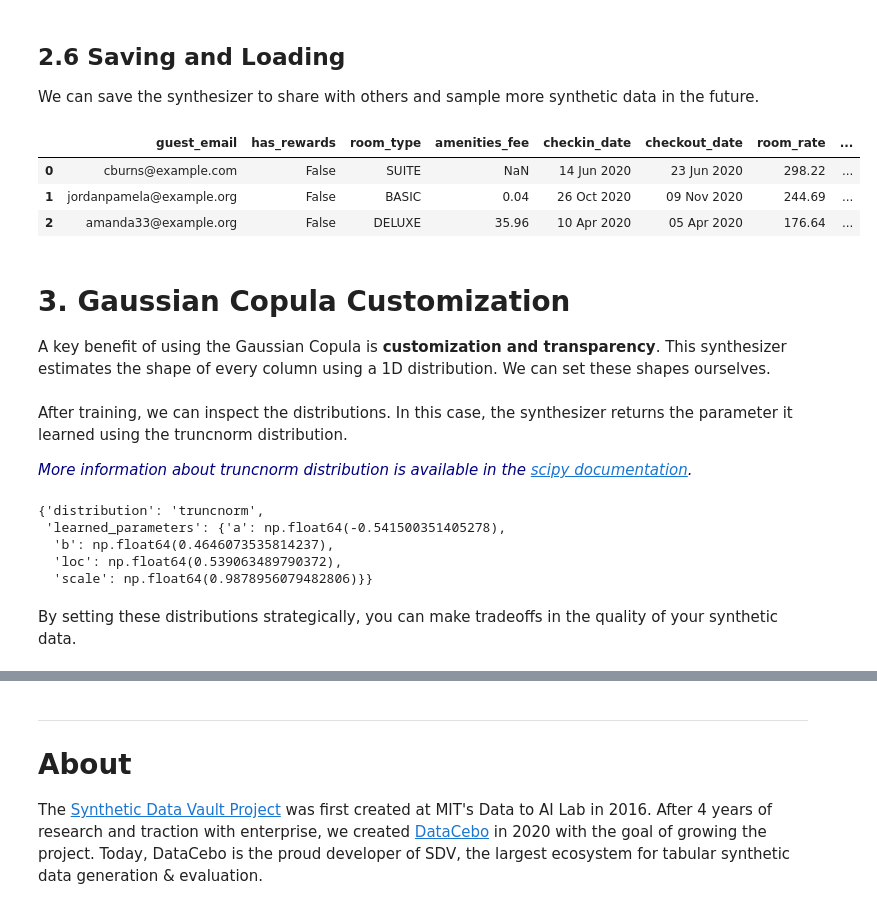
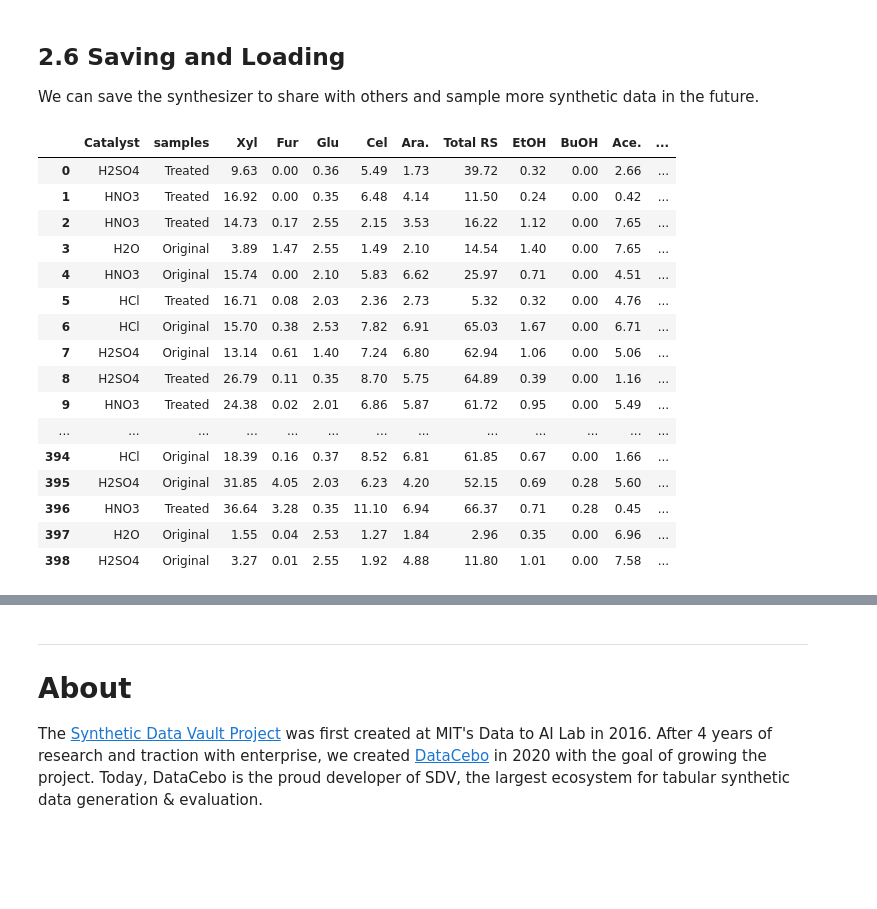
Before and after one commit to umraodeepika7-dotcom/ctgan, a Jupyter notebook: SDV_Synthesize_a_table_(Gaussian_Copula).ipynb, the cells around one changed output, grey strips where cells are left out. Saved outputs shown, nothing was run; the diff lists cells and outputs as text; code cells hidden in the pictures; blank space fills up the shorter version.

Commit message:
Created using Colab Rice straw pretreatment

```diff
--- a/SDV_Synthesize_a_table_(Gaussian_Copula).ipynb
+++ b/SDV_Synthesize_a_table_(Gaussian_Copula).ipynb
@@ -465,14 +866,23 @@ synthesizer.save('my_synthesizer.pkl')
 # %%
 from sdv.utils import load_synthesizer
 
 synthesizer = load_synthesizer('my_synthesizer.pkl')
-synthesizer.sample(num_rows=3)
+synthesizer.sample(num_rows=500)
 # %% [output]
-|  | guest_email | has_rewards | room_type | amenities_fee | checkin_date | checkout_date | room_rate | ... |
-| 0 | cburns@example.com | False | SUITE | NaN | 14 Jun 2020 | 23 Jun 2020 | 298.22 | ... |
-| 1 | jordanpamela@example.org | False | BASIC | 0.04 | 26 Oct 2020 | 09 Nov 2020 | 244.69 | ... |
-| 2 | amanda33@example.org | False | DELUXE | 35.96 | 10 Apr 2020 | 05 Apr 2020 | 176.64 | ... |
+|  | Catalyst | samples | Xyl | Fur | Glu | Cel | Ara. | Total RS | EtOH | BuOH | Ace. | ... |
+| 0 | H2SO4 | Treated | 9.63 | 0.00 | 0.36 | 5.49 | 1.73 | 39.72 | 0.32 | 0.00 | 2.66 | ... |
+| 1 | HNO3 | Treated | 16.92 | 0.00 | 0.35 | 6.48 | 4.14 | 11.50 | 0.24 | 0.00 | 0.42 | ... |
+| 2 | HNO3 | Treated | 14.73 | 0.17 | 2.55 | 2.15 | 3.53 | 16.22 | 1.12 | 0.00 | 7.65 | ... |
+| 3 | H2O | Original | 3.89 | 1.47 | 2.55 | 1.49 | 2.10 | 14.54 | 1.40 | 0.00 | 7.65 | ... |
+| 4 | HNO3 | Original | 15.74 | 0.00 | 2.10 | 5.83 | 6.62 | 25.97 | 0.71 | 0.00 | 4.51 | ... |
+| 5 | HCl | Treated | 16.71 | 0.08 | 2.03 | 2.36 | 2.73 | 5.32 | 0.32 | 0.00 | 4.76 | ... |
+| 6 | HCl | Original | 15.70 | 0.38 | 2.53 | 7.82 | 6.91 | 65.03 | 1.67 | 0.00 | 6.71 | ... |
+| 7 | H2SO4 | Original | 13.14 | 0.61 | 1.40 | 7.24 | 6.80 | 62.94 | 1.06 | 0.00 | 5.06 | ... |
+| 8 | H2SO4 | Treated | 26.79 | 0.11 | 0.35 | 8.70 | 5.75 | 64.89 | 0.39 | 0.00 | 1.16 | ... |
+| 9 | HNO3 | Treated | 24.38 | 0.02 | 2.01 | 6.86 | 5.87 | 61.72 | 0.95 | 0.00 | 5.49 | ... |
+| ... | ... | ... | ... | ... | ... | ... | ... | ... | ... | ... | ... | ... |
+| 394 | HCl | Original | 18.39 | 0.16 | 0.37 | 8.52 | 6.81 | 61.85 | 0.67 | 0.00 | 1.66 | ... |
+| 395 | H2SO4 | Original | 31.85 | 4.05 | 2.03 | 6.23 | 4.20 | 52.15 | 0.69 | 0.28 | 5.60 | ... |
+| 396 | HNO3 | Treated | 36.64 | 3.28 | 0.35 | 11.10 | 6.94 | 66.37 | 0.71 | 0.28 | 0.45 | ... |
+| 397 | H2O | Original | 1.55 | 0.04 | 2.53 | 1.27 | 1.84 | 2.96 | 0.35 | 0.00 | 6.96 | ... |
+| 398 | H2SO4 | Original | 3.27 | 0.01 | 2.55 | 1.92 | 4.88 | 11.80 | 1.01 | 0.00 | 7.58 | ... |
-# %% [markdown]
-# 3. Gaussian Copula Customization
-
-A key benefit of using the Gaussian Copula is **customization and transparency**. This synthesizer estimates the shape of every column using a 1D distribution. We can set these shapes ourselves.
@@ -491,15 +888,0 @@ custom_synthesizer.fit(real_data)
-# %% [markdown]
-After training, we can inspect the distributions. In this case, the synthesizer returns the parameter it learned using the truncnorm distribution.
-
-<font color=navy><i>More information about truncnorm distribution is available in the [scipy documentation](https://docs.scipy.org/doc/scipy/reference/generated/scipy.stats.truncnorm.html).</i></font>
-# %%
-learned_distributions = custom_synthesizer.get_learned_distributions()
-learned_distributions['has_rewards']
-# %% [output]
-{'distribution': 'truncnorm',
- 'learned_parameters': {'a': np.float64(-0.541500351405278),
-  'b': np.float64(0.4646073535814237),
-  'loc': np.float64(0.539063489790372),
-  'scale': np.float64(0.9878956079482806)}}
-# %% [markdown]
-By setting these distributions strategically, you can make tradeoffs in the quality of your synthetic data.
```
Also changed, not shown: parts of 35 cells of this notebook.
